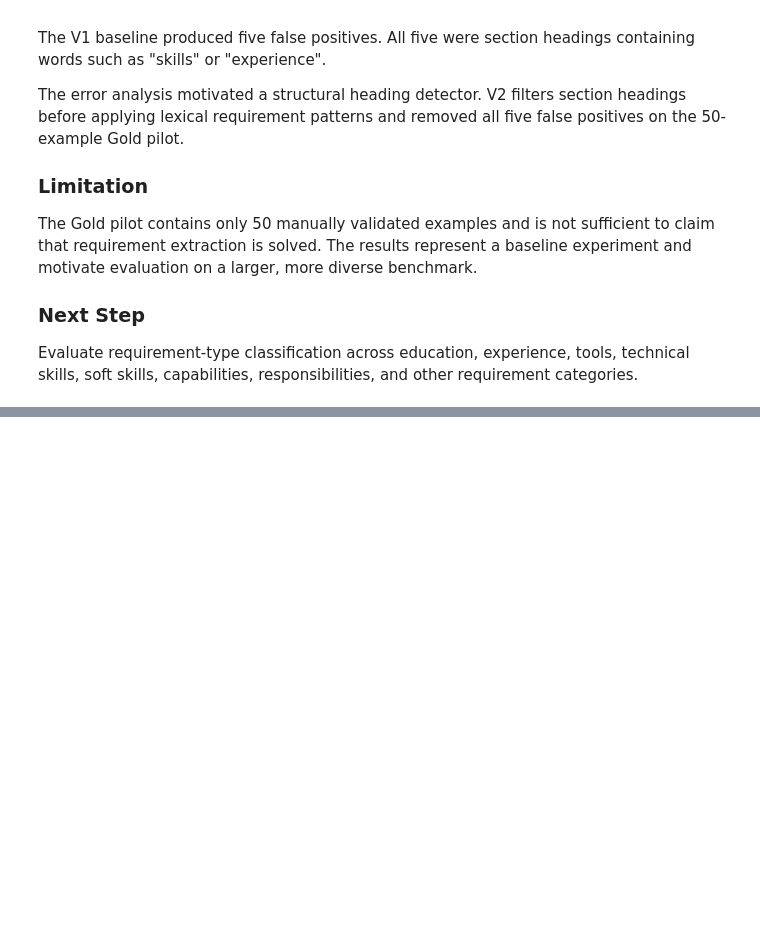
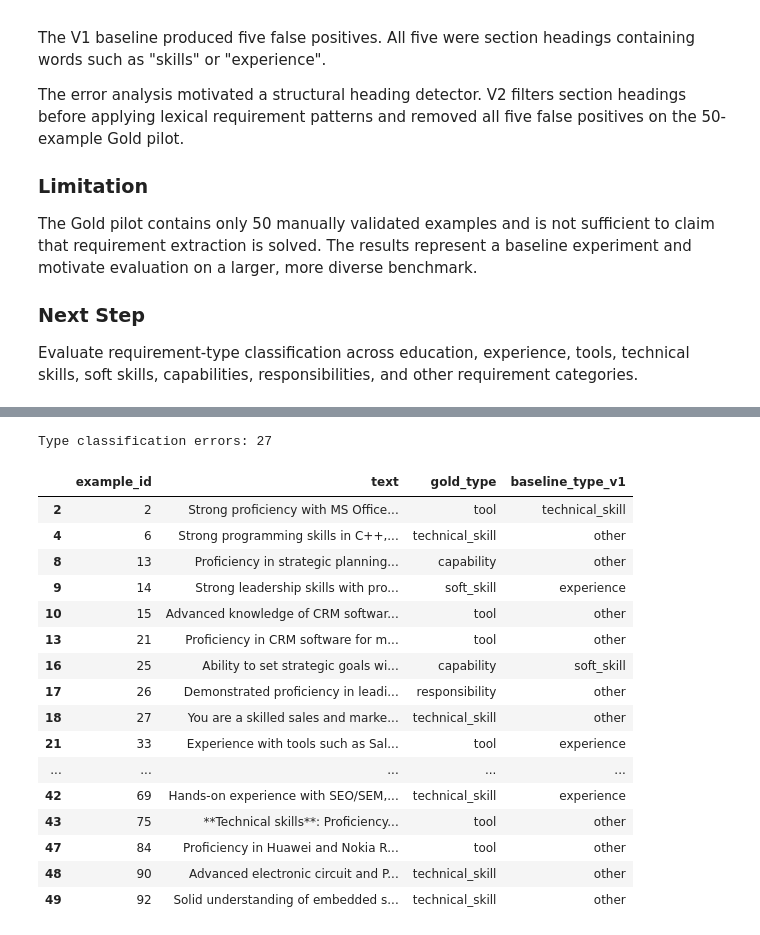
Before and after one commit to tanisha1259/SkillAlign, a Jupyter notebook: notebooks/02_requirement_extraction.ipynb, the cells around one changed output, grey strips where cells are left out. Drawn from its saved outputs; the diff is of its cells as text; code cells hidden in the pictures; blank space fills up the shorter version.

```diff
--- a/notebooks/02_requirement_extraction.ipynb
+++ b/notebooks/02_requirement_extraction.ipynb
@@ -3212,0 +3477,36 @@ and other requirement categories.
+# %%
+type_errors = type_df[
+    type_df["gold_type"] != type_df["baseline_type_v1"]
+].copy()
+
+print("Type classification errors:", len(type_errors))
+
+display(
+    type_errors[
+        [
+            "example_id",
+            "text",
+            "gold_type",
+            "baseline_type_v1"
+        ]
+    ]
+)
+# %% [output]
+Type classification errors: 27
+|  | example_id | text | gold_type | baseline_type_v1 |
+| 2 | 2 | Strong proficiency with MS Office... | tool | technical_skill |
+| 4 | 6 | Strong programming skills in C++,... | technical_skill | other |
+| 8 | 13 | Proficiency in strategic planning... | capability | other |
+| 9 | 14 | Strong leadership skills with pro... | soft_skill | experience |
+| 10 | 15 | Advanced knowledge of CRM softwar... | tool | other |
+| 13 | 21 | Proficiency in CRM software for m... | tool | other |
+| 16 | 25 | Ability to set strategic goals wi... | capability | soft_skill |
+| 17 | 26 | Demonstrated proficiency in leadi... | responsibility | other |
+| 18 | 27 | You are a skilled sales and marke... | technical_skill | other |
+| 21 | 33 | Experience with tools such as Sal... | tool | experience |
+| ... | ... | ... | ... | ... |
+| 42 | 69 | Hands-on experience with SEO/SEM,... | technical_skill | experience |
+| 43 | 75 | **Technical skills**: Proficiency... | tool | other |
+| 47 | 84 | Proficiency in Huawei and Nokia R... | tool | other |
+| 48 | 90 | Advanced electronic circuit and P... | technical_skill | other |
+| 49 | 92 | Solid understanding of embedded s... | technical_skill | other |
```
Also changed, not shown: parts of 41 cells of this notebook, 8 other files.
